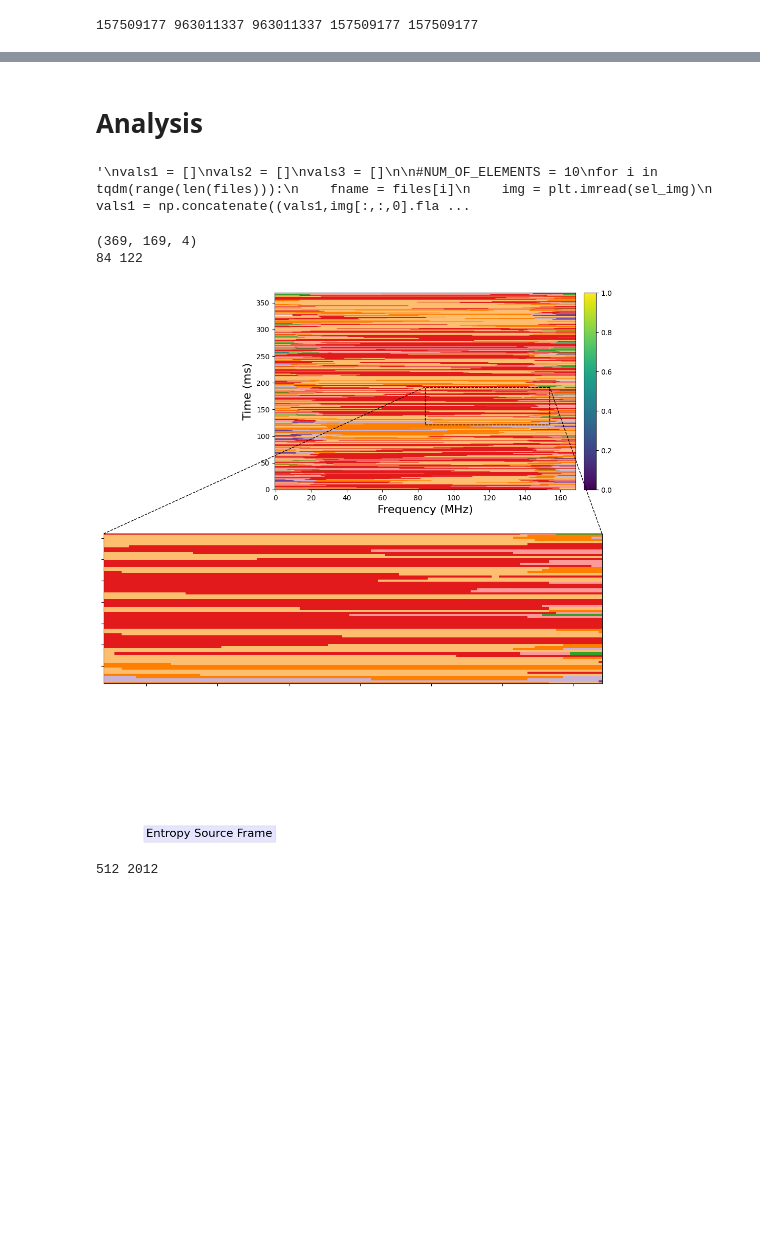
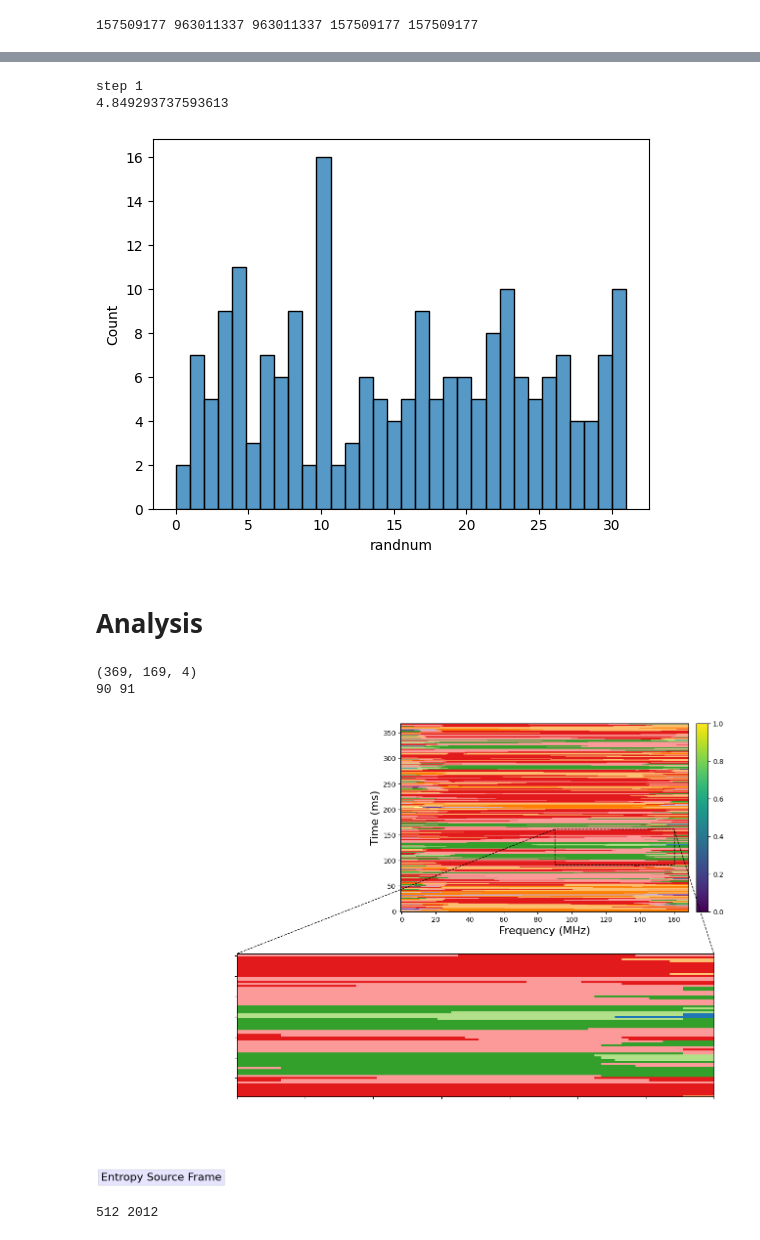
Before and after one commit to Oddvar-N-O/5G-RF-Spectrum-based-Cryptographic-Pseudo-Random-Number-Generation-for-IoT-Security, a Jupyter notebook: random_numbers.ipynb, the cells around one changed output, grey strips where cells are left out. Drawn from its saved outputs; the diff is of its cells as text; code cells hidden in the pictures; blank space fills up the shorter version.

```diff
--- a/random_numbers.ipynb
+++ b/random_numbers.ipynb
@@ -117,33 +123,25 @@ step 1
+# %%
+# Using a seed from the entropy spectrum and a PRNG.
+randomint_sec2 = []
+
+print('step 1')
+entropy_val = get_entropy_spectrum(0,0,100)
+generator = Generator(PCG64(SeedSequence(entropy_val)))
+randomint_sec2 = generator.integers(0, NUM_OF_ELEMENTS, SIZE)
+
+df_sec2 = pd.DataFrame({'randnum':randomint_sec2})
+ax = sns.histplot(data=df_sec2, x="randnum", bins=NUM_OF_ELEMENTS)
+
+vals_sec2 = np.array([h.get_height() for h in ax.patches])
+pA = vals_sec2 / vals_sec2.sum()
+Shannon2 = -np.nansum(pA*np.log2(pA))
+print(Shannon2)
+# %% [output]
+step 1
+4.849293737593613
+[figure, added]
 # %% [markdown]
 # Analysis
-# %%
-# http://www.reallyreallyrandom.com/photonic/technical/jpegs/
-'''
-vals1 = []
-vals2 = []
-vals3 = []
-
-#NUM_OF_ELEMENTS = 10
-for i in tqdm(range(len(files))):
-    fname = files[i]
-    img = plt.imread(sel_img)
-    vals1 = np.concatenate((vals1,img[:,:,0].flatten().T), axis=None)
-    vals2 = np.concatenate((vals2,img[:,:,1].flatten().T), axis=None)
-    vals3 = np.concatenate((vals3,img[:,:,2].flatten().T), axis=None)
-
-df_vals = pd.DataFrame({'vals1':vals1,'vals2':vals2,'vals3':vals3})
-print(df_vals.head(10))
-print(df_vals.shape)
-ax = sns.histplot(data=df_vals, x="vals1", bins=NUM_OF_ELEMENTS)
-plt.show()
-ax = sns.histplot(data=df_vals, x="vals2", bins=NUM_OF_ELEMENTS)
-plt.show()
-ax = sns.histplot(data=df_vals, x="vals3", bins=NUM_OF_ELEMENTS)
-#plt.legend()
-plt.show()
-'''
-# %% [output]
-'\nvals1 = []\nvals2 = []\nvals3 = []\n\n#NUM_OF_ELEMENTS = 10\nfor i in tqdm(range(len(files))):\n    fname = files[i]\n    img = plt.imread(sel_img)\n    vals1 = np.concatenate((vals1,img[:,:,0].fla ...
 # %%
 # np.random.seed(31)
 sel_img = files[np.random.randint(0,len(files))]
@@ -154,7 +152,6 @@ print(input_img.shape)
 # The x and y values from img.shape is flipped so in order to get correct frame sizes they are flipped here.
 start_x = np.random.randint(input_img.shape[1] - FRAME_SIZE)
 start_y = np.random.randint(input_img.shape[0] - FRAME_SIZE)
-print(start_x, start_y)
 
 fig = plt.figure(figsize=(8, 5), dpi=100)
 ax = fig.add_subplot(111)
@@ -186,8 +183,8 @@ plt.savefig("entropy_source.png",dpi=100,bbox_inches='tight')
 plt.show()
 # %% [output]
 (369, 169, 4)
-84 122
+90 91
-[figure, old version]
+[figure, new version]
 # %%
 # Used for finding a correct way to create enough number.
 entropy_values = []
```
Also changed, not shown: parts of 10 cells of this notebook, 3 other files.
